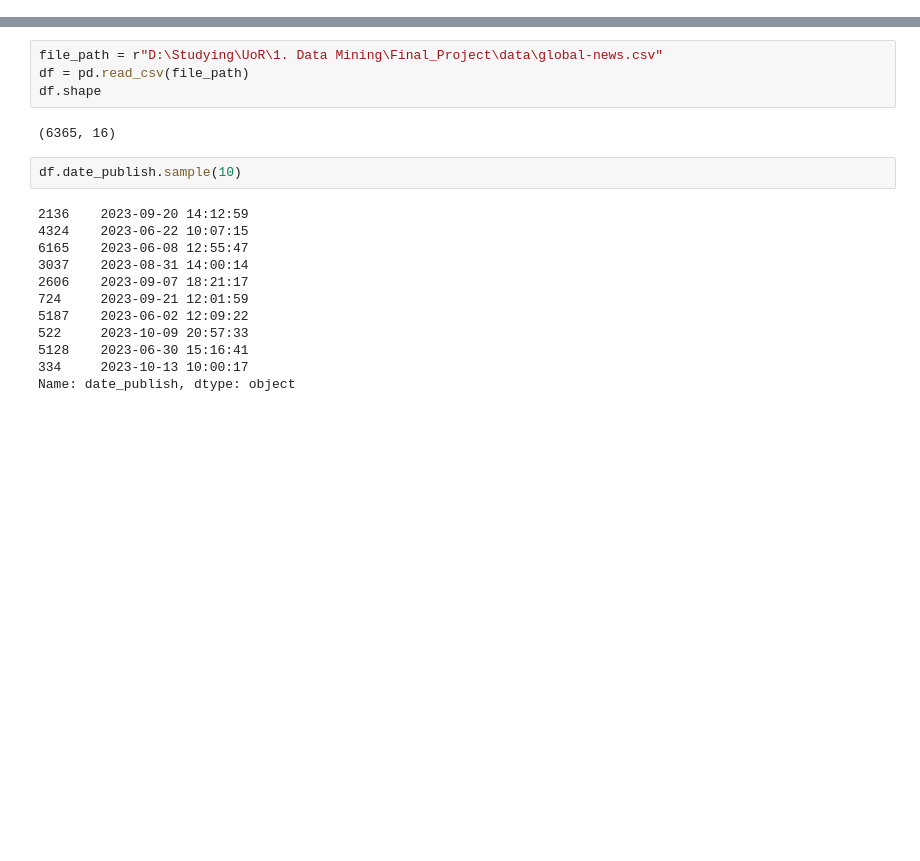
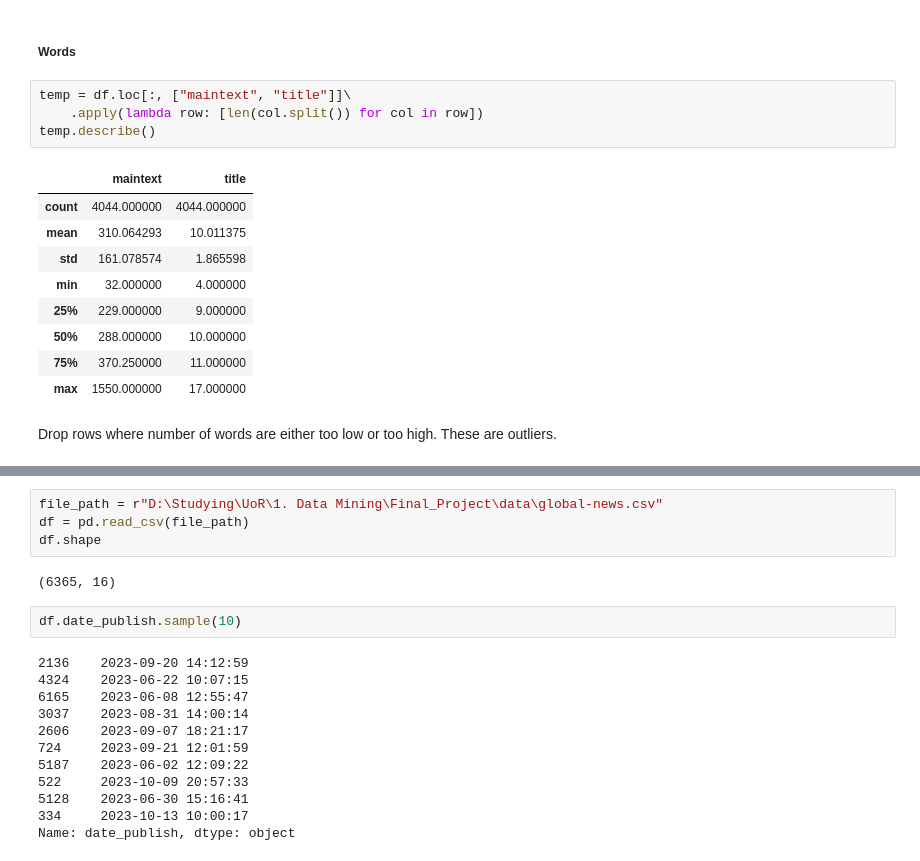
Before and after one commit to Shakleen/News-Outlet-Freedom-Detection, a Jupyter notebook: src/notebooks/eda.ipynb, the cells around one changed output, grey strips where cells are left out. Cells and saved outputs as stored; diff of their text form; blank space fills up the shorter version.

```diff
--- a/src/notebooks/eda.ipynb
+++ b/src/notebooks/eda.ipynb
@@ -21,0 +187,18 @@ reuters_russia.csv has 5845 examples
+# %% [markdown]
+##### Words
+# %%
+temp = df.loc[:, ["maintext", "title"]]\
+    .apply(lambda row: [len(col.split()) for col in row])
+temp.describe()
+# %% [output]
+|  | maintext | title |
+| count | 4044.000000 | 4044.000000 |
+| mean | 310.064293 | 10.011375 |
+| std | 161.078574 | 1.865598 |
+| min | 32.000000 | 4.000000 |
+| 25% | 229.000000 | 9.000000 |
+| 50% | 288.000000 | 10.000000 |
+| 75% | 370.250000 | 11.000000 |
+| max | 1550.000000 | 17.000000 |
+# %% [markdown]
+Drop rows where number of words are either too low or too high. These are outliers.
```
Also changed, not shown: parts of 42 cells of this notebook, 7 other files.
